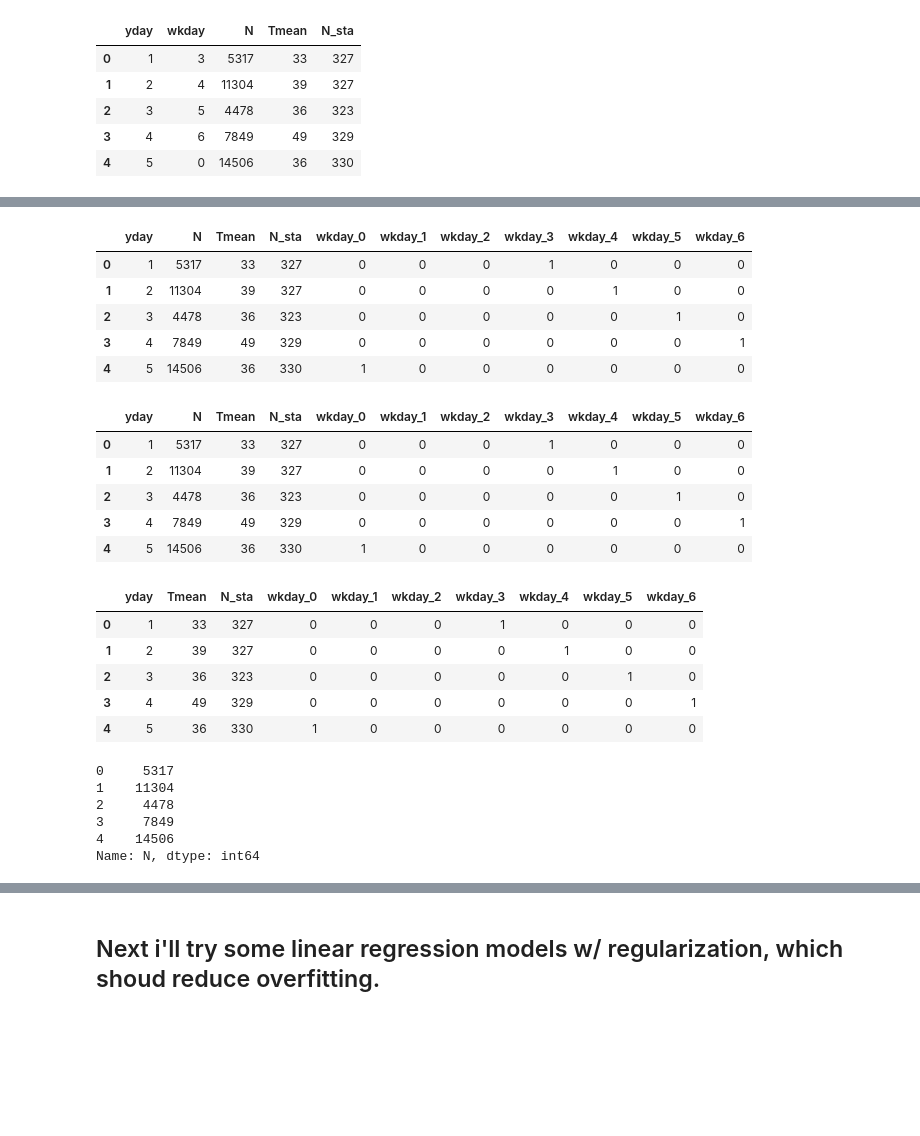
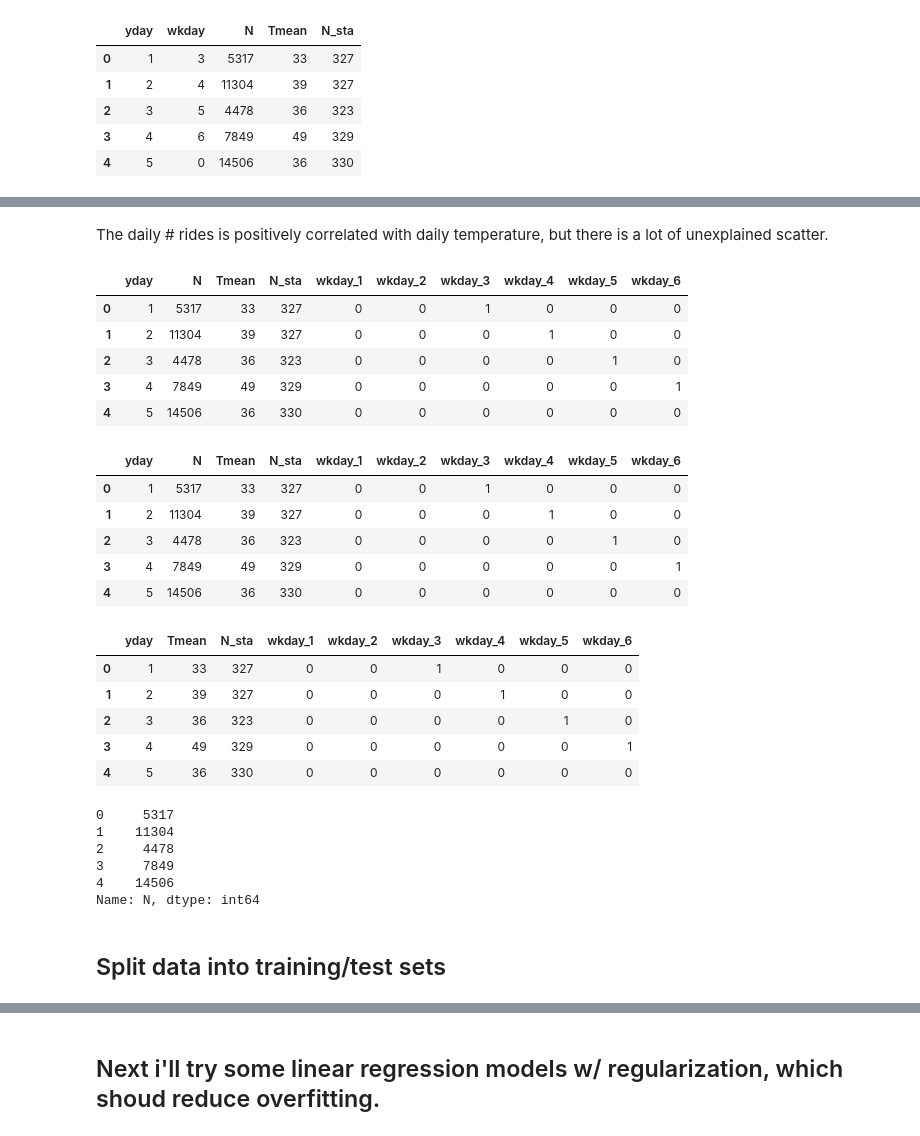
Before and after one commit to andypicke/Springboard_DataScience, a Jupyter notebook: Capstone_1/citibike_regression.ipynb, the cells around one changed output, grey strips where cells are left out. Saved outputs shown, nothing was run; the diff lists cells and outputs as text; code cells hidden in the pictures; blank space fills up the shorter version.

```diff
--- a/Capstone_1/citibike_regression.ipynb
+++ b/Capstone_1/citibike_regression.ipynb
@@ -92,35 +97,38 @@ sns.jointplot(df_comb.Tmean,df_comb.N)
 [figure]
+# %% [markdown]
+The daily # rides is positively correlated with daily temperature, but there is a lot of unexplained scatter.
 # %%
-# dummy wkday
-df_comb = pd.get_dummies(data=df_comb, columns=['wkday'])
+# create dummy variables for wkday
+# NOTE drop_first drops redundant column from dummy vars
+df_comb = pd.get_dummies(data=df_comb, columns=['wkday'],drop_first=True)
 df_comb.head()
 # %% [output]
-|  | yday | N | Tmean | N_sta | wkday_0 | wkday_1 | wkday_2 | wkday_3 | wkday_4 | wkday_5 | wkday_6 |
-| 0 | 1 | 5317 | 33 | 327 | 0 | 0 | 0 | 1 | 0 | 0 | 0 |
-| 1 | 2 | 11304 | 39 | 327 | 0 | 0 | 0 | 0 | 1 | 0 | 0 |
-| 2 | 3 | 4478 | 36 | 323 | 0 | 0 | 0 | 0 | 0 | 1 | 0 |
-| 3 | 4 | 7849 | 49 | 329 | 0 | 0 | 0 | 0 | 0 | 0 | 1 |
-| 4 | 5 | 14506 | 36 | 330 | 1 | 0 | 0 | 0 | 0 | 0 | 0 |
+|  | yday | N | Tmean | N_sta | wkday_1 | wkday_2 | wkday_3 | wkday_4 | wkday_5 | wkday_6 |
+| 0 | 1 | 5317 | 33 | 327 | 0 | 0 | 1 | 0 | 0 | 0 |
+| 1 | 2 | 11304 | 39 | 327 | 0 | 0 | 0 | 1 | 0 | 0 |
+| 2 | 3 | 4478 | 36 | 323 | 0 | 0 | 0 | 0 | 1 | 0 |
+| 3 | 4 | 7849 | 49 | 329 | 0 | 0 | 0 | 0 | 0 | 1 |
+| 4 | 5 | 14506 | 36 | 330 | 0 | 0 | 0 | 0 | 0 | 0 |
 # %%
 df_comb.head()
 # %% [output]
-|  | yday | N | Tmean | N_sta | wkday_0 | wkday_1 | wkday_2 | wkday_3 | wkday_4 | wkday_5 | wkday_6 |
-| 0 | 1 | 5317 | 33 | 327 | 0 | 0 | 0 | 1 | 0 | 0 | 0 |
-| 1 | 2 | 11304 | 39 | 327 | 0 | 0 | 0 | 0 | 1 | 0 | 0 |
-| 2 | 3 | 4478 | 36 | 323 | 0 | 0 | 0 | 0 | 0 | 1 | 0 |
-| 3 | 4 | 7849 | 49 | 329 | 0 | 0 | 0 | 0 | 0 | 0 | 1 |
-| 4 | 5 | 14506 | 36 | 330 | 1 | 0 | 0 | 0 | 0 | 0 | 0 |
+|  | yday | N | Tmean | N_sta | wkday_1 | wkday_2 | wkday_3 | wkday_4 | wkday_5 | wkday_6 |
+| 0 | 1 | 5317 | 33 | 327 | 0 | 0 | 1 | 0 | 0 | 0 |
+| 1 | 2 | 11304 | 39 | 327 | 0 | 0 | 0 | 1 | 0 | 0 |
+| 2 | 3 | 4478 | 36 | 323 | 0 | 0 | 0 | 0 | 1 | 0 |
+| 3 | 4 | 7849 | 49 | 329 | 0 | 0 | 0 | 0 | 0 | 1 |
+| 4 | 5 | 14506 | 36 | 330 | 0 | 0 | 0 | 0 | 0 | 0 |
 # %%
 # split data into predictor/target arrays in prep for modelling
 X = df_comb.drop('N', axis=1)
 X.head()
 # %% [output]
-|  | yday | Tmean | N_sta | wkday_0 | wkday_1 | wkday_2 | wkday_3 | wkday_4 | wkday_5 | wkday_6 |
-| 0 | 1 | 33 | 327 | 0 | 0 | 0 | 1 | 0 | 0 | 0 |
-| 1 | 2 | 39 | 327 | 0 | 0 | 0 | 0 | 1 | 0 | 0 |
-| 2 | 3 | 36 | 323 | 0 | 0 | 0 | 0 | 0 | 1 | 0 |
-| 3 | 4 | 49 | 329 | 0 | 0 | 0 | 0 | 0 | 0 | 1 |
-| 4 | 5 | 36 | 330 | 1 | 0 | 0 | 0 | 0 | 0 | 0 |
+|  | yday | Tmean | N_sta | wkday_1 | wkday_2 | wkday_3 | wkday_4 | wkday_5 | wkday_6 |
+| 0 | 1 | 33 | 327 | 0 | 0 | 1 | 0 | 0 | 0 |
+| 1 | 2 | 39 | 327 | 0 | 0 | 0 | 1 | 0 | 0 |
+| 2 | 3 | 36 | 323 | 0 | 0 | 0 | 0 | 1 | 0 |
+| 3 | 4 | 49 | 329 | 0 | 0 | 0 | 0 | 0 | 1 |
+| 4 | 5 | 36 | 330 | 0 | 0 | 0 | 0 | 0 | 0 |
 # %%
 y = df_comb['N']
 y.head()
@@ -131,4 +139,6 @@ y.head()
 3     7849
 4    14506
 Name: N, dtype: int64
+# %% [markdown]
+## Split data into training/test sets
 # %%
```
Also changed, not shown: parts of 61 cells of this notebook.
